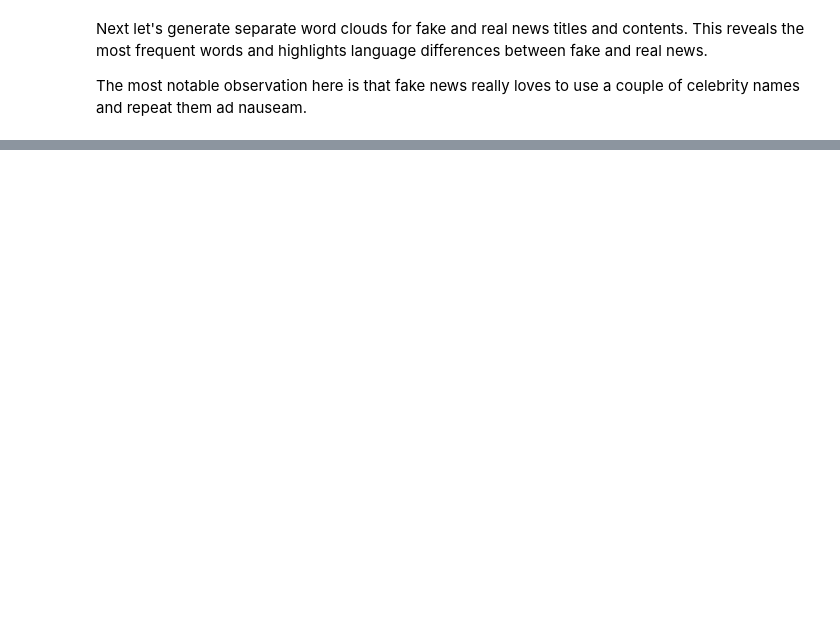
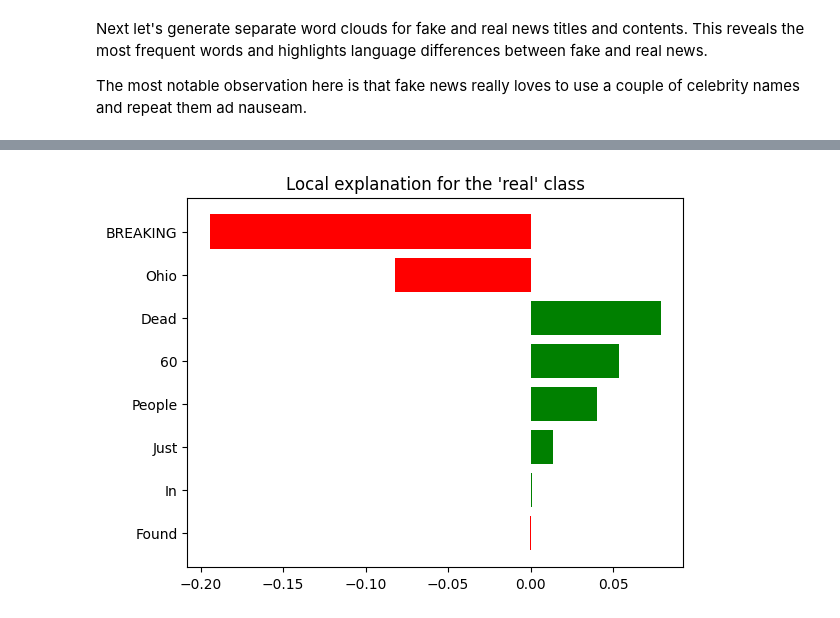
Before and after one commit to nevernorbo/FateML_FakeNews, a Jupyter notebook: fakenews.ipynb, the cells around one changed output, grey strips where cells are left out. Saved outputs shown, nothing was run; the diff lists cells and outputs as text; code cells hidden in the pictures; blank space fills up the shorter version.

```diff
--- a/fakenews.ipynb
+++ b/fakenews.ipynb
@@ -249,0 +250,11 @@ plt.show()
+# %%
+from sklearn.feature_extraction.text import TfidfVectorizer
+
+# Vectorize the title feature
+title_vectorizer = TfidfVectorizer(stop_words='english', max_df=0.7)
+train_x_vectorized = title_vectorizer.fit_transform(train_x)
+dev_x_vectorized = title_vectorizer.transform(dev_x)
+test_x_vectorized = title_vectorizer.transform(test_x)
+
+# Print the indices of each feature name
+title_vectorizer.vocabulary_
@@ -249,0 +309,7 @@ plt.show()
+# %%
+title_mnb = MNB(0.5)
+title_mnb.train_mnb(train_x_vectorized, train_y)
+title_mnb.evaluate_mnb(dev_x_vectorized)
+title_mnb.calculate_classification_report(dev_y)
+
+print(title_mnb.get_classification_report())
@@ -249,0 +462,5 @@ plt.show()
+# %%
+from sklearn.pipeline import make_pipeline
+
+title_pipeline = make_pipeline(title_vectorizer, title_mnb.mnb)
+title_pipeline.predict_proba(dev_x)
@@ -249,0 +475,13 @@ plt.show()
+# %%
+from lime.lime_text import LimeTextExplainer
+
+class_names = ['fake', 'real']
+
+document_id = 15
+
+explainer = LimeTextExplainer(class_names=class_names)
+title_explanations = explainer.explain_instance(dev_x.iloc[document_id], title_pipeline.predict_proba, num_features=8)
+
+print('Title: ', dev_x.iloc[document_id])
+print('Probability that the article is real =', title_pipeline.predict_proba([dev_x.iloc[document_id]])[0, 1])
+print('True class: %s' % class_names[dev_y.iloc[document_id]])
@@ -249,0 +503,5 @@ plt.show()
+# %%
+_ = title_explanations.as_pyplot_figure()
+_ = plt.title("Local explanation for the 'real' class")
+# %% [output]
+[figure, added]
```
Also changed, not shown: parts of 57 cells of this notebook, 4 other files.
